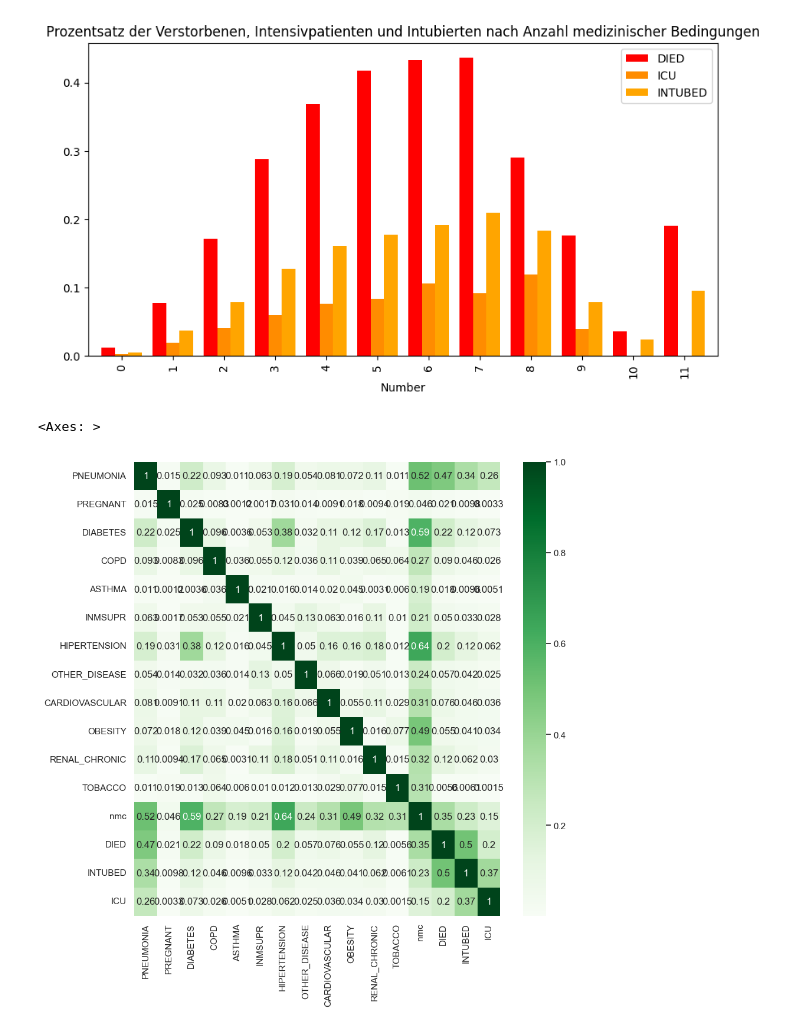
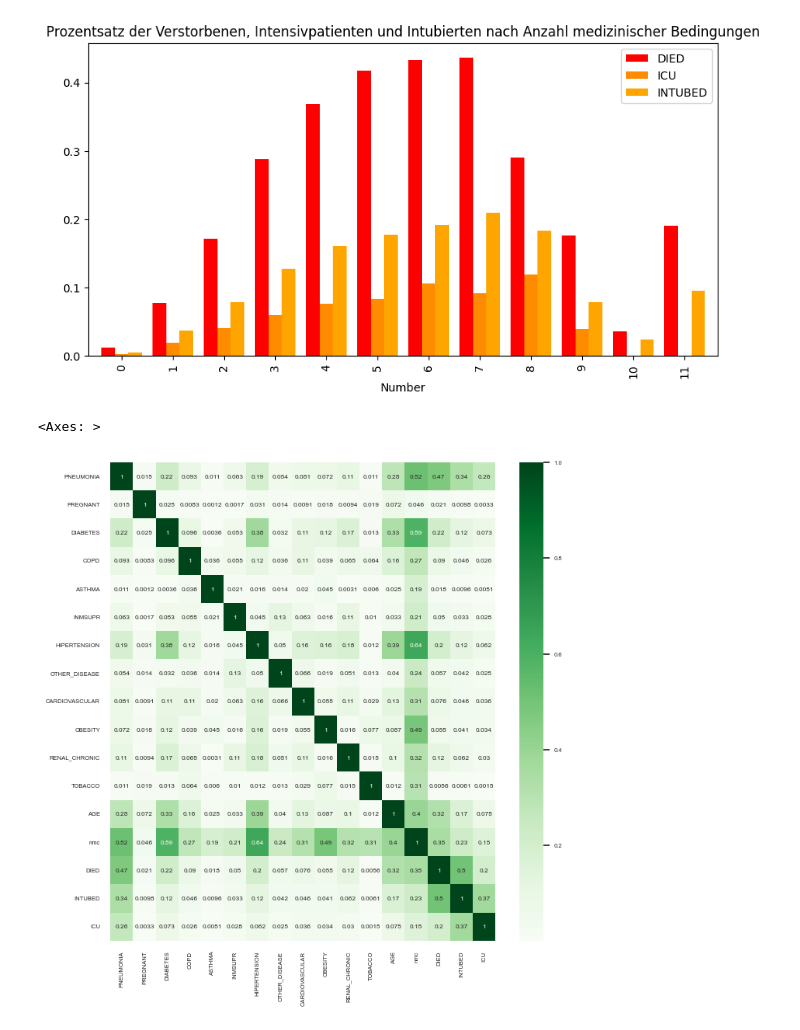
Before and after one commit to roink/covid-19-risiko-erkennung, a Jupyter notebook: notebooks/1.05-CK-Exploration.ipynb, the cells around one changed output. Cells and saved outputs as stored; diff of their text form; code cells hidden in the pictures.

```diff
--- a/notebooks/1.05-CK-Exploration.ipynb
+++ b/notebooks/1.05-CK-Exploration.ipynb
@@ -191,12 +203,13 @@ plt.title("Prozentsatz der Verstorbenen, Intensivpatienten und Intubierten nach
 Text(0.5, 1.0, 'Prozentsatz der Verstorbenen, Intensivpatienten und Intubierten nach Anzahl medizinischer Bedingungen')
 [figure]
 # %%
-selected_columns.extend(['nmc','DIED','INTUBED','ICU'])
-matrix = df[selected_columns].corr()
+selection =selected_columns+['AGE','nmc','DIED','INTUBED','ICU']
+matrix = df[selection].corr()
 matrix=abs(matrix)
+
+sns.set(rc = {'figure.figsize':(8, 8)})
 sns.set(font_scale=0.5)
-sns.set(rc = {'figure.figsize':(10, 10)})
 sns.heatmap(matrix, cmap="Greens", annot=True)
 # %% [output]
 <Axes: >
-[figure, old version]
+[figure, new version]
```
Also changed, not shown: parts of 1 cell of this notebook.
